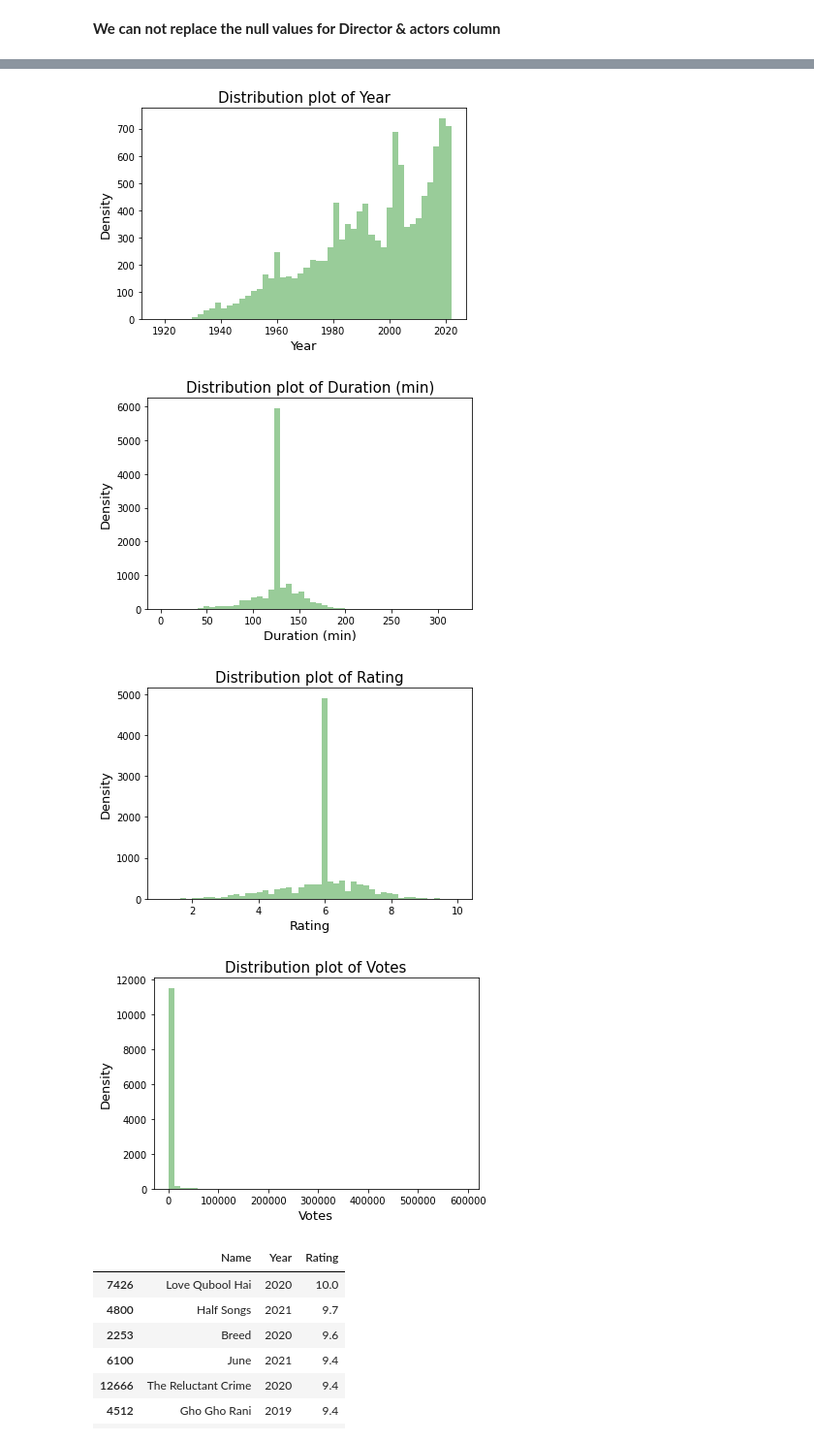
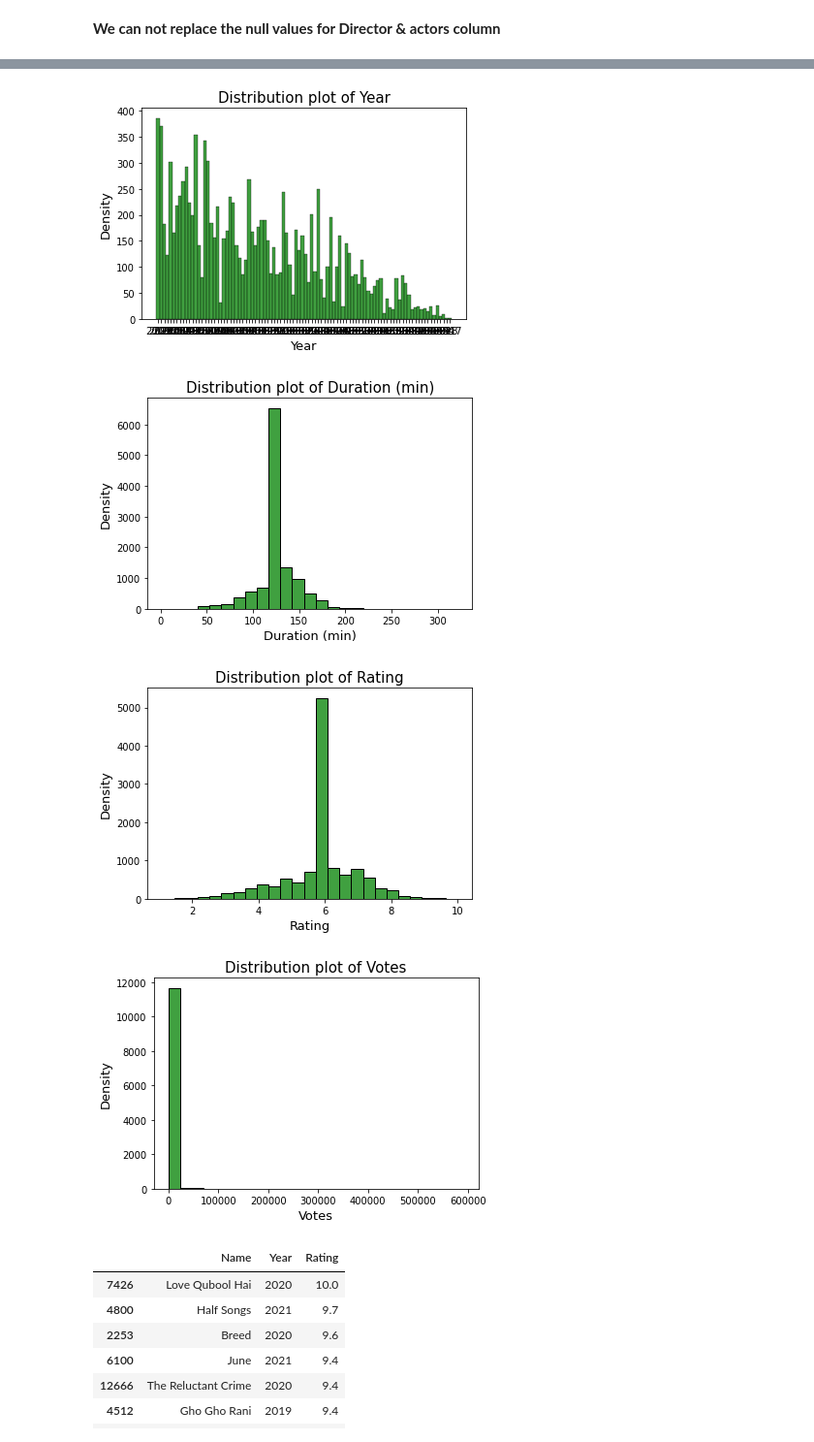
Before and after one commit to praffs18/EDA-on-All-Indian-movies-IMDb-data, a Jupyter notebook: EDA_on_All_Indian_movies_IMDb_data.ipynb, the cells around one changed output, grey strips where cells are left out. Shown: that part at 97% size. Saved outputs shown, nothing was run; the diff lists cells and outputs as text; code cells hidden in the pictures.

Commit message:
Data Analysis 2

```diff
--- a/EDA_on_All_Indian_movies_IMDb_data.ipynb
+++ b/EDA_on_All_Indian_movies_IMDb_data.ipynb
@@ -302,18 +302,18 @@ memory usage: 1012.5+ KB
 # %%
 # Now we can do the Univariate analysis & Bivariate analysis
 # Check the Distibution of data
 columns = ['Year','Duration (min)','Rating','Votes',]
 for col in columns:
-  sns.distplot(data_2[col],color = 'green',bins = 50, kde = False)
+  sns.histplot(data_2[col],color = 'green',bins = 25, kde = False)
   plt.title("Distribution plot of " + col, fontsize = 15)
   plt.xlabel(col,fontsize = 13)
   plt.ylabel("Density",fontsize = 13)
   plt.show()
 # %% [output]
-[figure, old version]
+[figure, new version]
-[figure, old version]
+[figure, new version]
-[figure, old version]
+[figure, new version]
-[figure, old version]
+[figure, new version]
 # %%
 # Top 10 best rated movie
 best_rated_movie = data_2[['Name','Year','Rating']].sort_values(by = 'Rating', ascending = False).head(10)
```
Also changed, not shown: parts of 7 cells of this notebook.
